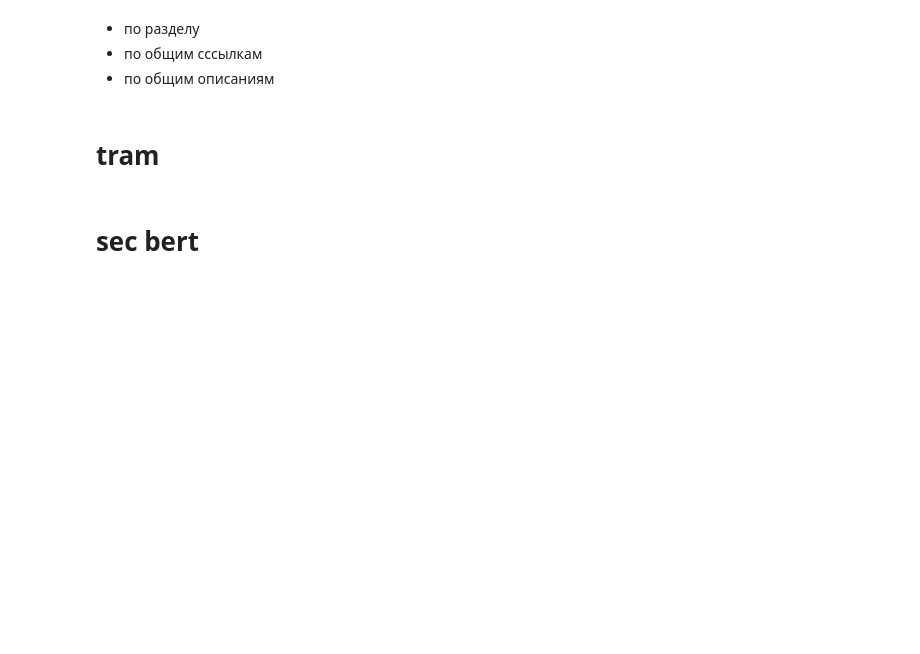
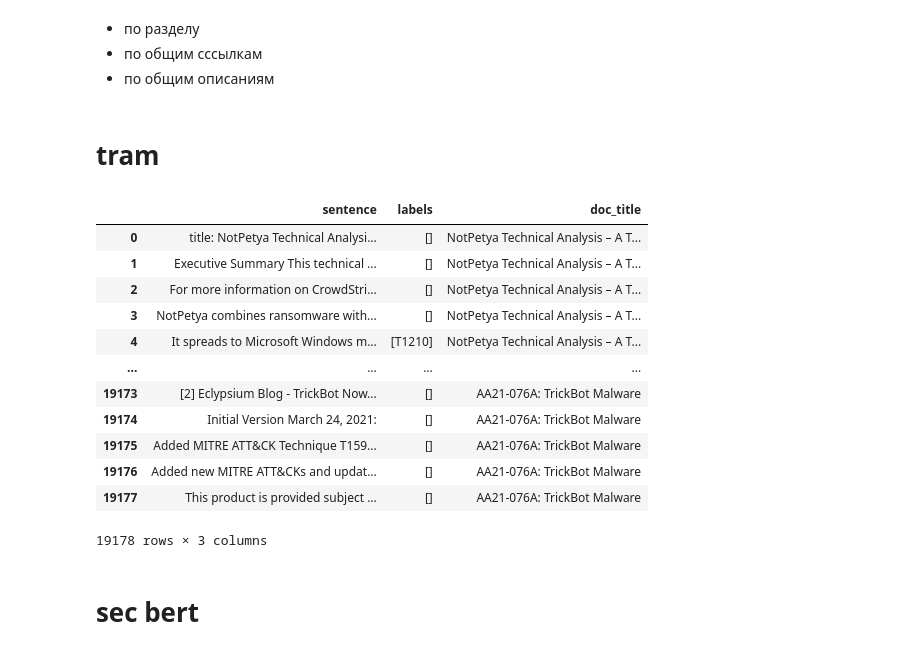
Before and after one commit to dtanalytic/attack_classifier, a Jupyter notebook: research/prep_sec_data.ipynb, the cells around one changed output. Cells and saved outputs as stored; diff of their text form; code cells hidden in the pictures; blank space fills up the shorter version.

```diff
--- a/research/prep_sec_data.ipynb
+++ b/research/prep_sec_data.ipynb
@@ -548,3 +909,20 @@ tram_data
+# %%
+tram_data = pd.read_json(conf['get_data']['tram_fn'])
+tram_data
+# %% [output]
+|  | sentence | labels | doc_title |
+| 0 | title: NotPetya Technical Analysi... | [] | NotPetya Technical Analysis – A T... |
+| 1 | Executive Summary This technical ... | [] | NotPetya Technical Analysis – A T... |
+| 2 | For more information on CrowdStri... | [] | NotPetya Technical Analysis – A T... |
+| 3 | NotPetya combines ransomware with... | [] | NotPetya Technical Analysis – A T... |
+| 4 | It spreads to Microsoft Windows m... | [T1210] | NotPetya Technical Analysis – A T... |
+| ... | ... | ... | ... |
+| 19173 | [2] Eclypsium Blog - TrickBot Now... | [] | AA21-076A: TrickBot Malware |
+| 19174 | Initial Version March 24, 2021: | [] | AA21-076A: TrickBot Malware |
+| 19175 | Added MITRE ATT&CK Technique T159... | [] | AA21-076A: TrickBot Malware |
+| 19176 | Added new MITRE ATT&CKs and updat... | [] | AA21-076A: TrickBot Malware |
+| 19177 | This product is provided subject ... | [] | AA21-076A: TrickBot Malware |
+19178 rows × 3 columns
 # %%
 data = pd.read_csv('/content/drive/MyDrive/Colab Notebooks/texts/sec_bert/data/data_df.csv')
 data['labels'] = data['labels'].map(lambda x: eval(x))
```
Also changed, not shown: parts of 92 cells of this notebook, 17 other files.
